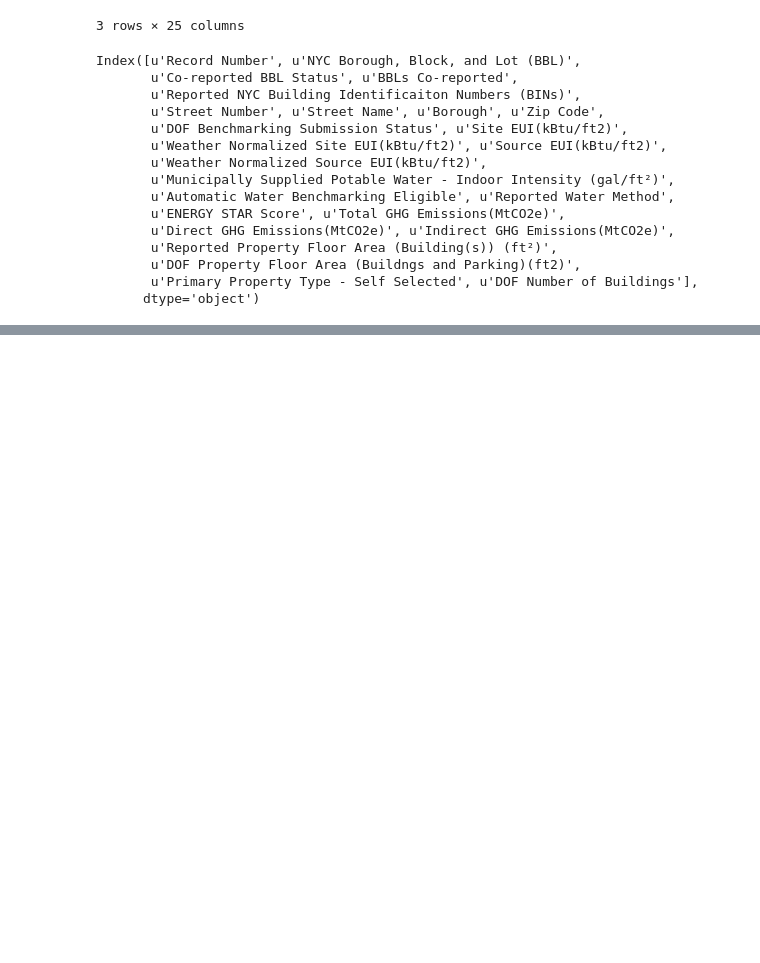
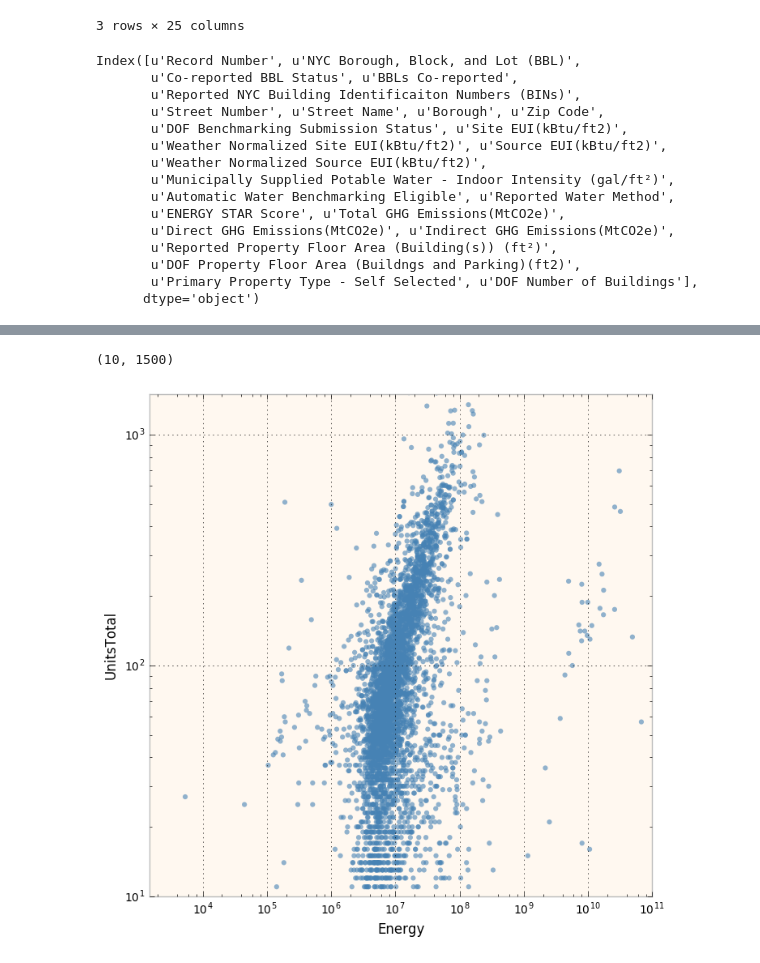
Before and after one commit to amyoshino/PUI2016_amy324, a Jupyter notebook: HW6_amy324/Homework_6_assignment_1.ipynb, the cells around one changed output, grey strips where cells are left out. Cells and saved outputs as stored; diff of their text form; code cells hidden in the pictures; blank space fills up the shorter version.

```diff
--- a/HW6_amy324/Homework_6_assignment_1.ipynb
+++ b/HW6_amy324/Homework_6_assignment_1.ipynb
@@ -54,0 +270,5 @@ IOError: Unable to open /home/cusp/amy324/PUIdata/MNMapPLUTO.shx or /home/cusp/a
+# %%
+bblnrgdata_cut = bblnrgdata[(bblnrgdata['UnitsTotal']>10) & (bblnrgdata['Energy']>1000)]
+# %%
+bblnrgdata_cut['UnitsTotal'].dropna(inplace = True)
+bblnrgdata_cut['Energy'].dropna(inplace = True)
@@ -54,0 +284,11 @@ IOError: Unable to open /home/cusp/amy324/PUIdata/MNMapPLUTO.shx or /home/cusp/a
+# %%
+bblnrgdata_cut.plot.scatter('Energy', 'UnitsTotal',
+                            loglog=True, figsize = (8,8),
+                            alpha = 0.6, edgecolors='none',
+                            color = "SteelBlue"
+                       )
+plt.xlim(1500,1e11)
+plt.ylim(10,1500)
+# %% [output]
+(10, 1500)
+[figure, added]
```
Also changed, not shown: parts of 57 cells of this notebook.
